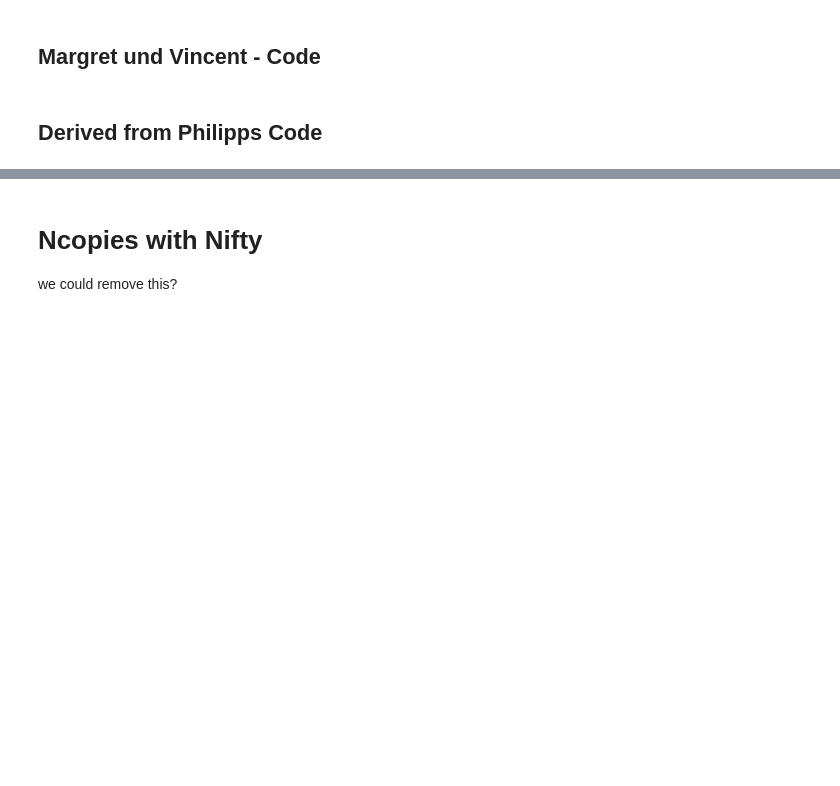
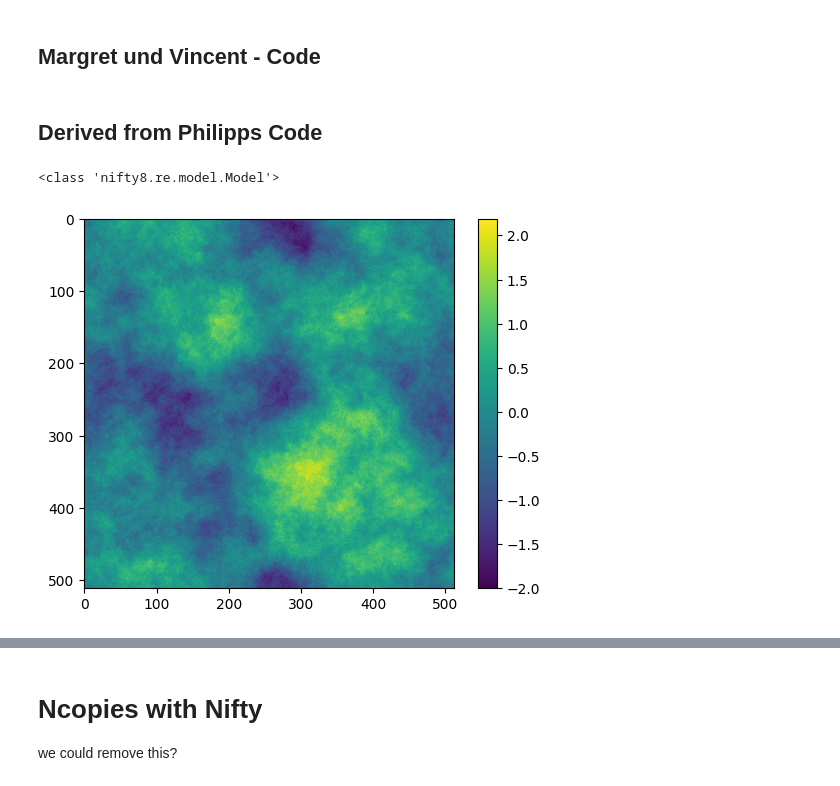
Before and after one commit to NIFTy-PPL/J-UBIK, a Jupyter notebook: MF_playground_cleaned.ipynb, the cells around one changed output, grey strips where cells are left out. Saved outputs shown, nothing was run; the diff lists cells and outputs as text; code cells hidden in the pictures; blank space fills up the shorter version.

```diff
--- a/MF_playground_cleaned.ipynb
+++ b/MF_playground_cleaned.ipynb
@@ -179,7 +227,7 @@ dev_correlated_field = dev_cfm.finalize()
 # %% [markdown]
 ## Spectral Index $\alpha$
 # %%
-alpha_zm = {"offset_mean": 0., "offset_std": (1e-3, 1e-4)}
+alpha_zm = {"offset_mean": -2.0, "offset_std": (1e-3, 1e-4)}
 alpha_fl = {
     "fluctuations": (1e-1, 5e-3),
     "loglogavgslope": (-1., 1e-2),
@@ -207,4 +255,4 @@ cf_split = n_copies_model.build_model()
 # %% [markdown]
 ## Derived from Philipps Code
 # %%
-my_cf = ju.MappedModel(correlated_field, "cf", 10, True)
+my_cf = MappedModel(dev_correlated_field, "dev_cfxi", s_dims, False)
@@ -221,0 +262,18 @@ pos_init = jft.Vector(jft.random_like(subkey, dev_field.domain))
+# %%
+final_model = mf_model(freqs, alpha_field, correlated_field, my_cf)
+# %% [output]
+<class 'nifty8.re.model.Model'>
+# %%
+key, subkey = random.split(key)
+pos_init = jft.Vector(jft.random_like(subkey, final_model.domain))
+final_model(pos_init).shape
+beautiful_image = final_model(pos_init)[0, :, :]
+fullfield = final_model(pos_init)
+# %%
+import matplotlib.pyplot as plt
+plt.imshow(beautiful_image)
+plt.colorbar()
+plt.show()
+plt.close()
+# %% [output]
+[figure, added]
```
Also changed, not shown: parts of 27 cells of this notebook, 1 other file.
